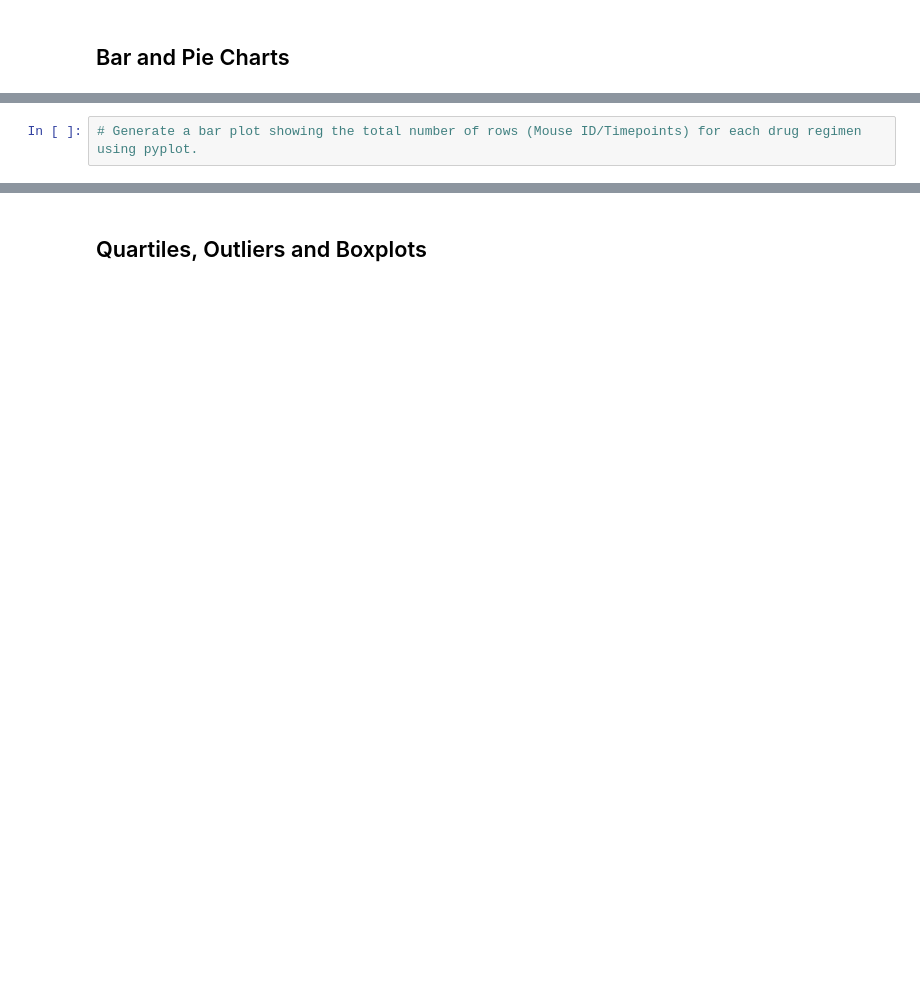
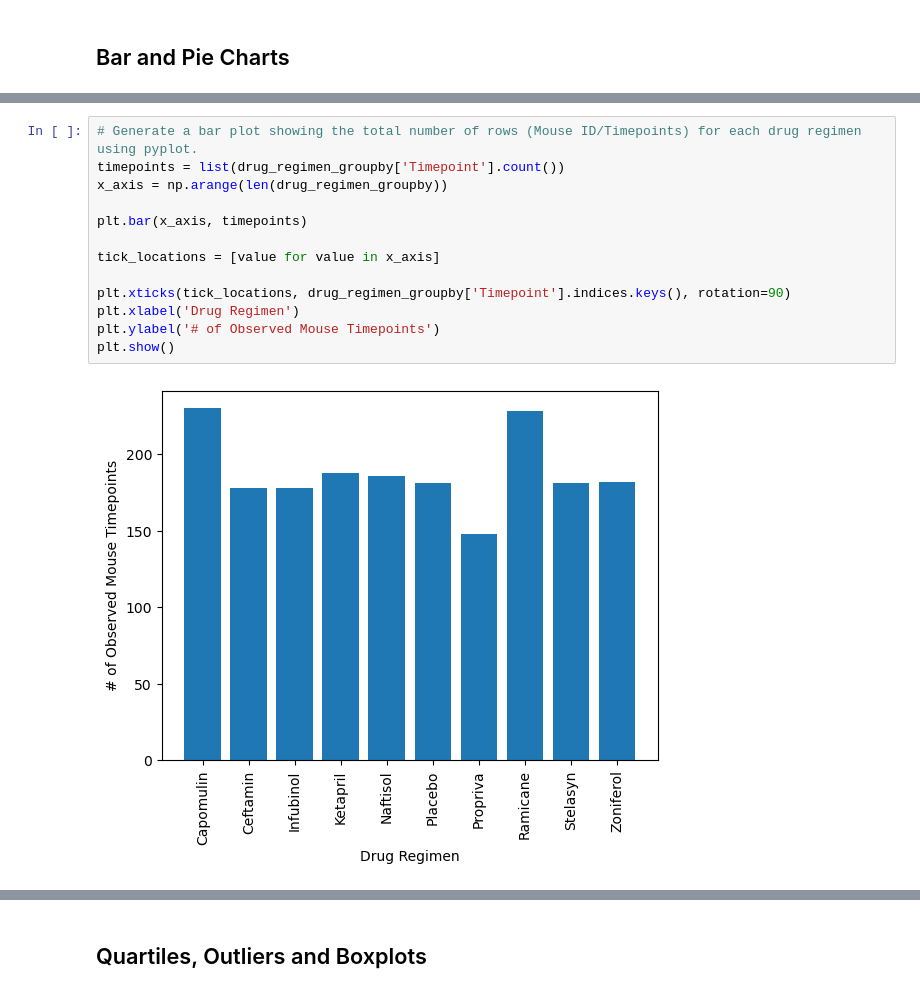
Before and after one commit to hanslegoh/matplotlib-challenge, a Jupyter notebook: Main Script.ipynb, the cells around one changed output, grey strips where cells are left out. Saved outputs shown, nothing was run; the diff lists cells and outputs as text; blank space fills up the shorter version.

```diff
--- a/Main Script.ipynb
+++ b/Main Script.ipynb
@@ -106,4 +146,17 @@ len(check)
 # %%
 # Generate a bar plot showing the total number of rows (Mouse ID/Timepoints) for each drug regimen using pyplot.
+timepoints = list(drug_regimen_groupby['Timepoint'].count())
+x_axis = np.arange(len(drug_regimen_groupby))
+
+plt.bar(x_axis, timepoints)
+
+tick_locations = [value for value in x_axis]
+
+plt.xticks(tick_locations, drug_regimen_groupby['Timepoint'].indices.keys(), rotation=90)
+plt.xlabel('Drug Regimen')
+plt.ylabel('# of Observed Mouse Timepoints')
+plt.show()
+# %% [output]
+[figure, added]
 # %%
 # Generate a pie plot showing the distribution of female versus male mice using Pandas
```
Also changed, not shown: parts of 11 cells of this notebook.
